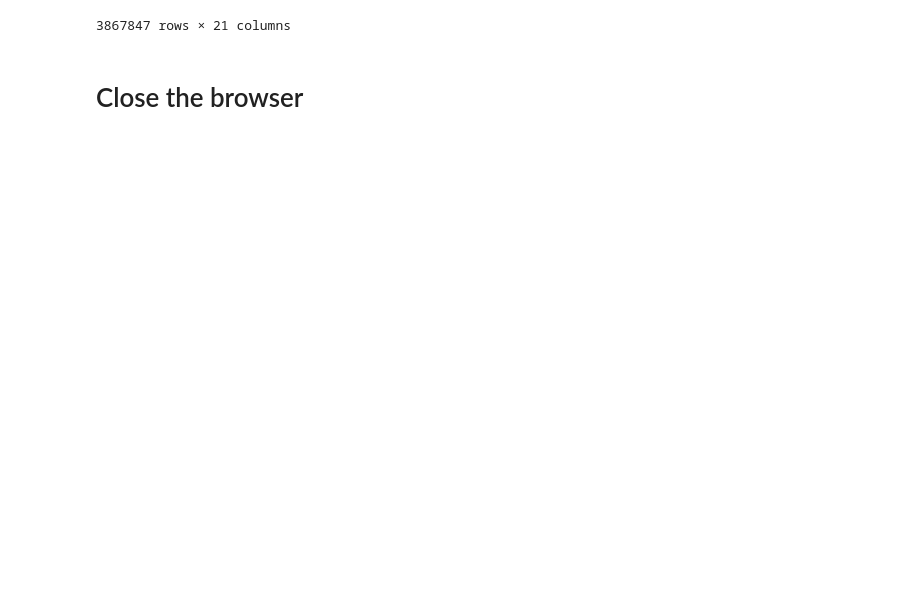
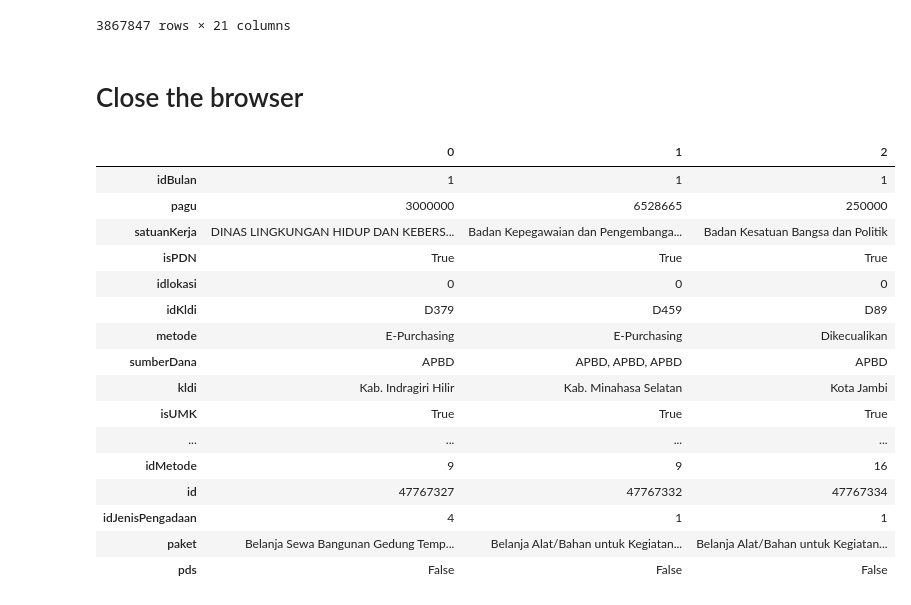
Before and after one commit to aansubarkah/sekolahsabtuauditor, a Jupyter notebook: DownloadSirup/sirup_2024.ipynb, the cells around one changed output. Drawn from its saved outputs; the diff is of its cells as text; code cells hidden in the pictures; blank space fills up the shorter version.

```diff
--- a/DownloadSirup/sirup_2024.ipynb
+++ b/DownloadSirup/sirup_2024.ipynb
@@ -125,3 +125,23 @@ df.to_csv(nama_file+'.csv', index=False, sep='\t')
 # Close the browser
 # %%
 DRIVER.quit()
+# %%
+df.head(3).T
+# %% [output]
+|  | 0 | 1 | 2 |
+| idBulan | 1 | 1 | 1 |
+| pagu | 3000000 | 6528665 | 250000 |
+| satuanKerja | DINAS LINGKUNGAN HIDUP DAN KEBERS... | Badan Kepegawaian dan Pengembanga... | Badan Kesatuan Bangsa dan Politik |
+| isPDN | True | True | True |
+| idlokasi | 0 | 0 | 0 |
+| idKldi | D379 | D459 | D89 |
+| metode | E-Purchasing | E-Purchasing | Dikecualikan |
+| sumberDana | APBD | APBD, APBD, APBD | APBD |
+| kldi | Kab. Indragiri Hilir | Kab. Minahasa Selatan | Kota Jambi |
+| isUMK | True | True | True |
+| ... | ... | ... | ... |
+| idMetode | 9 | 9 | 16 |
+| id | 47767327 | 47767332 | 47767334 |
+| idJenisPengadaan | 4 | 1 | 1 |
+| paket | Belanja Sewa Bangunan Gedung Temp... | Belanja Alat/Bahan untuk Kegiatan... | Belanja Alat/Bahan untuk Kegiatan... |
+| pds | False | False | False |
```
